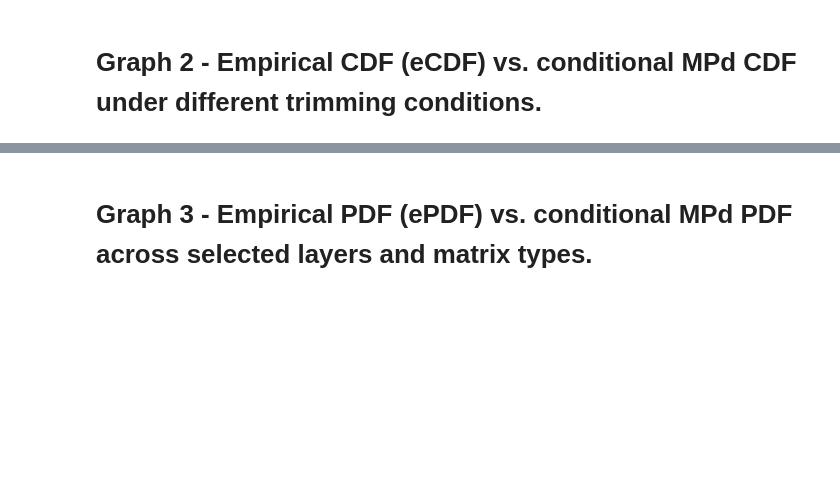
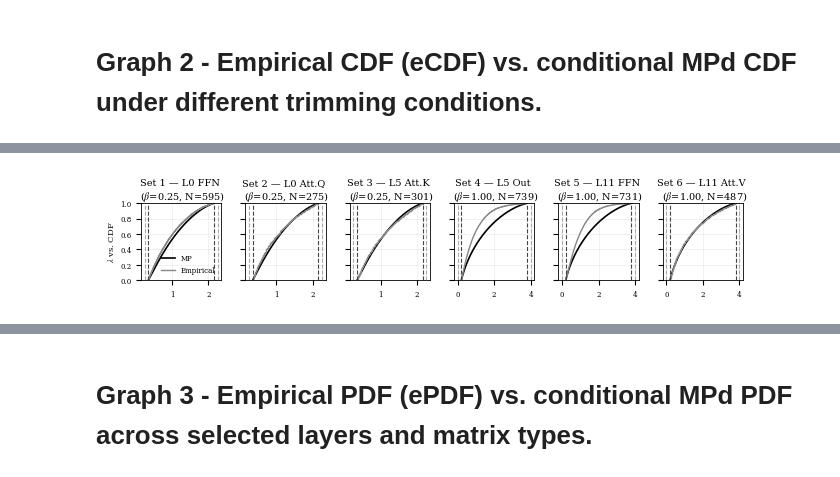
Before and after one commit to pierredantas/Decoding_Transformers_Spectra, a Jupyter notebook: BERT-BASE/PAPER_BERT_Decoding_Transformers_Spectra_full_graphs.ipynb, the cells around one changed output, grey strips where cells are left out. Saved outputs shown, nothing was run; the diff lists cells and outputs as text; code cells hidden in the pictures; blank space fills up the shorter version.

```diff
--- a/BERT-BASE/PAPER_BERT_Decoding_Transformers_Spectra_full_graphs.ipynb
+++ b/BERT-BASE/PAPER_BERT_Decoding_Transformers_Spectra_full_graphs.ipynb
@@ -555,53 +566,77 @@ print("✅ Figure saved: graph_core_diag_01.pdf")
 # %% [markdown]
 # Graph 2 - Empirical CDF (eCDF) vs. conditional MPd CDF under different trimming conditions.
 # %%
-# =========================
-# MOSAIC: CDFs
-# =========================
-fig, axes = plt.subplots(2, 3, figsize=(7, 3))
+# ============================================================
+# Graph 2 — Empirical CDF vs. conditional MPd CDF
+# ============================================================
+
+from matplotlib.lines import Line2D
+
+plt.rcParams.update({
+    "font.family": "serif",
+    "font.serif": ["Times New Roman", "Times", "DejaVu Serif"],
+    "mathtext.fontset": "stix",
+    "font.size": 7,
+    "axes.titlesize": 7,
+    "axes.labelsize": 5,
+    "xtick.labelsize": 5,
+    "ytick.labelsize": 5,
+    "legend.fontsize": 5,
+    "axes.linewidth": 0.6,
+    "lines.linewidth": 1.2,
+    "grid.linewidth": 0.4,
+    "grid.alpha": 0.3,
+    "pdf.fonttype": 42,
+    "ps.fonttype": 42,
+})
+
+print("Building mosaic figure...")
+
+fig, axes = plt.subplots(1, 6, figsize=(7, 1))
 axes = axes.flatten()
 
 for i, (ax, cfg) in enumerate(zip(axes, SETTINGS)):
+    print(f"  [{i+1}/6] {cfg['label']}")
     entry = _find_manifest_entry(manifest, cfg["name"])
-    W = _load_matrix(Path(WMP_DIR)/entry["path"]).astype(np.float64, copy=False)
+    W = _load_matrix(Path(WMP_DIR) / entry["path"]).astype(np.float64, copy=False)
+    print(f"         shape=({W.shape[0]:.2e} x {W.shape[1]:.2e}), dtype={W.dtype}")
 
-    lam_trim,(a,b,L,U,beta),_,mp_cdf_cond,N_trim = compute_trimmed(
-        W, cfg["trim_kind"], cfg["c_tw"], cfg["frac_sq"], cfg["frac_rect"]
+    lam_trim, (a, b, L, U, beta), _, mp_cdf_cond, N_trim = compute_trimmed(
+        W, cfg["trim_kind"], cfg["c_tw"], cfg["frac_sq"], cfg["frac_rect"],
+        beta_override=cfg.get("beta_override", None)
     )
+    print(f"         beta={beta:.4e} | support=[{a:.4e}, {b:.4e}]")
+    print(f"         trim=[{L:.4e}, {U:.4e}] | N_trim={N_trim:.2e}")
 
     x_grid = np.linspace(L, U, COND_GRID)
+    ax.plot(x_grid, mp_cdf_cond(x_grid), color="black")
 
-    # Theoretical CDF
-    ax.plot(x_grid, mp_cdf_cond(x_grid), color="black",
-            label="MP" if i == 0 else None)
+    if N_trim > 0:
+        y_ecdf = np.arange(1, N_trim + 1) / N_trim
+        ax.step(lam_trim, y_ecdf, where="post", linewidth=1.0, color="#888888")
 
-    # Empirical CDF
-    if N_trim > 0:
-        y_ecdf = np.arange(1, N_trim+1) / N_trim
-        ax.step(lam_trim, y_ecdf, where="post", linewidth=1.0, color="#888888",
-                label="Empirical" if i == 0 else None)
-
-    # Bounds
     for v, col in [(a,"#aaaaaa"),(b,"#aaaaaa"),(L,"#444444"),(U,"#444444")]:
         ax.axvline(v, color=col, linestyle="--", linewidth=0.8)
 
-    ax.set_title(f"{cfg['label']}\n($\\beta$={beta:.2f}, N={N_trim})", pad=2)
+    ax.set_title(f"{cfg['label']} \n ($\\beta$={beta:.2f}, N={N_trim})", pad=2)
     ax.set_ylim(0, 1)
     ax.grid(True)
 
-    if i % 3 == 0:
-        ax.set_ylabel("$\\lambda$ vs. CDF")
-        ax.yaxis.set_label_coords(-0.25, 0.5)
-    else:
-        ax.set_ylabel("")
+    if i != 0:
+        ax.yaxis.set_ticklabels([])
 
-# Single legend on the first axes only
-axes[0].legend(loc="lower center", bbox_to_anchor=(0.60, 0), frameon=False)
+handles = [
+    Line2D([0], [0], color="black", linewidth=1.2, label="MP"),
+    Line2D([0], [0], color="#888888", linewidth=1.0, drawstyle="steps-post", label="Empirical"),
+]
+axes[0].legend(handles=handles, loc="lower right", frameon=False)
+fig.text(-0.01, 0.5, "$\\lambda$ vs. CDF", va="center", rotation="vertical", fontsize=6)
+plt.subplots_adjust(left=0.04, hspace=0.0, wspace=0.3)
 
-plt.subplots_adjust(hspace=0.5, wspace=0.4)
-
-plt.savefig("graph_core_diag_02.pdf", format="pdf", bbox_inches="tight")
+pdf_path = "graph_core_diag_02_bert_base.pdf"
+plt.savefig(pdf_path, format="pdf", bbox_inches="tight")
+print(f"PDF saved: {pdf_path}")
+plt.show()
 plt.close()
-
-print("✅ Figure saved: graph_core_diag_02.pdf")
+print("Done.")
 # %% [output]
@@ -608,0 +660 @@ print("✅ Figure saved: graph_core_diag_02.pdf")
+[figure, added]
```
Also changed, not shown: parts of 14 cells of this notebook.
